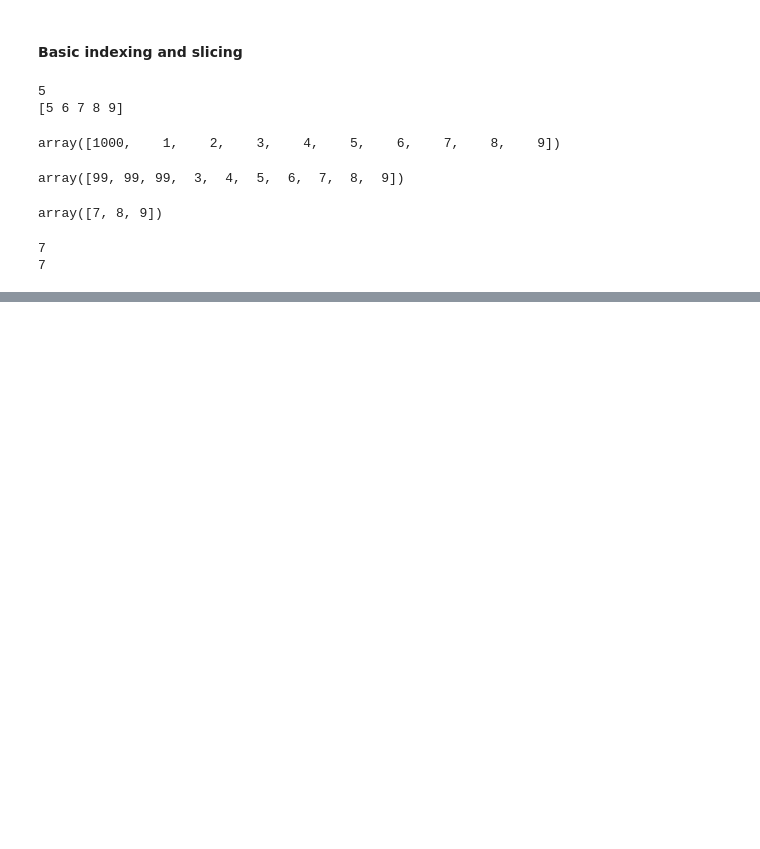
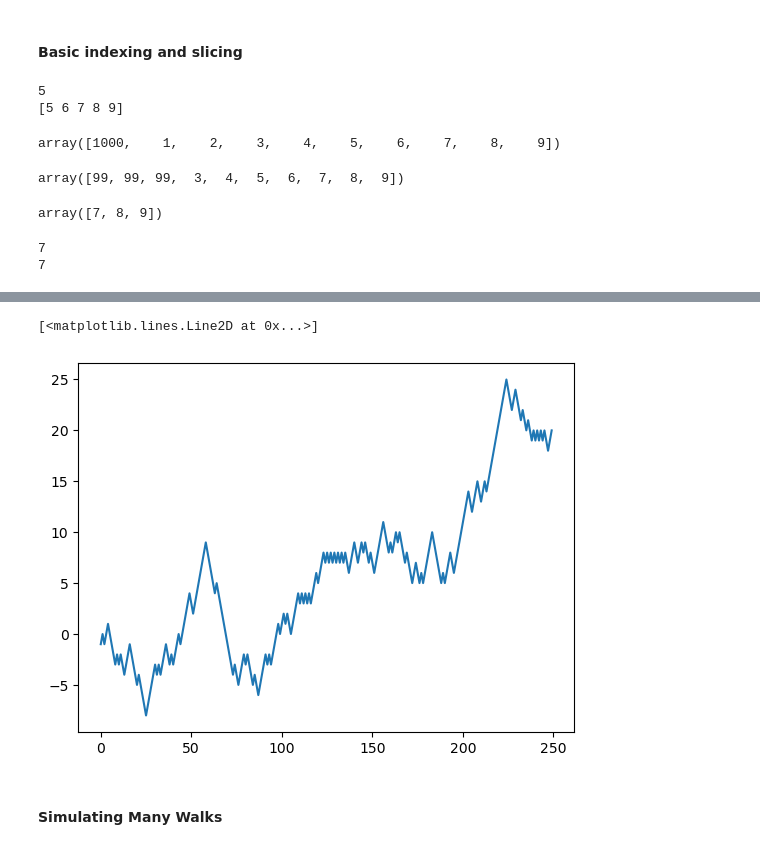
Before and after one commit to yaslitasomer/Python-for-Data-Analysis-Workbook, a Jupyter notebook: notebooks/chapter04_numpy.ipynb, the cells around one changed output, grey strips where cells are left out. Cells and saved outputs as stored; diff of their text form; code cells hidden in the pictures; blank space fills up the shorter version.

```diff
--- a/notebooks/chapter04_numpy.ipynb
+++ b/notebooks/chapter04_numpy.ipynb
@@ -174,0 +807,7 @@ print(arr2d[2, 0])
+# %%
+plt.plot(walk[:250])
+# %% [output]
+[<matplotlib.lines.Line2D at 0x...>]
+[figure, added]
+# %% [markdown]
+#### Simulating Many Walks
```
Also changed, not shown: parts of 112 cells of this notebook, 2 other files.
